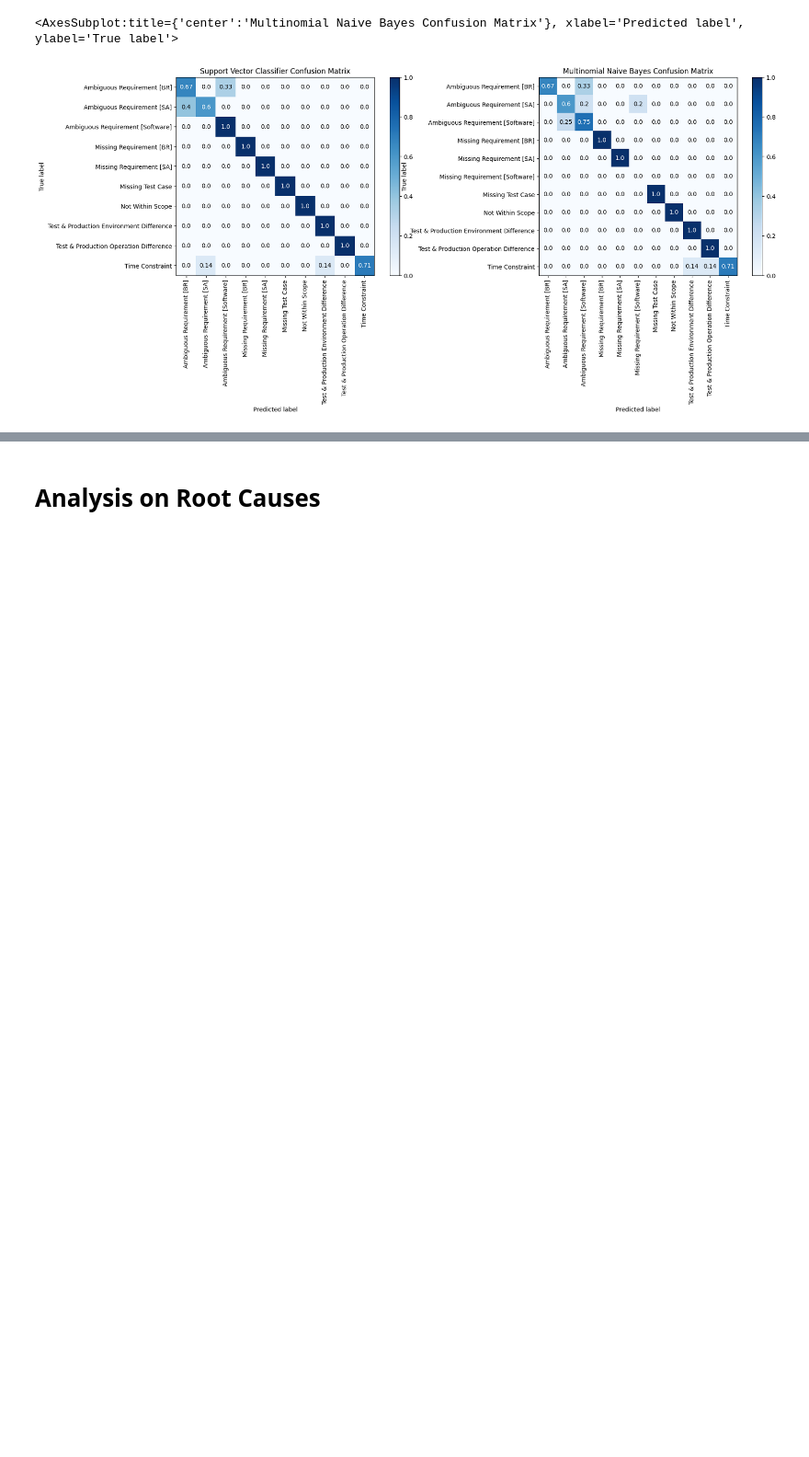
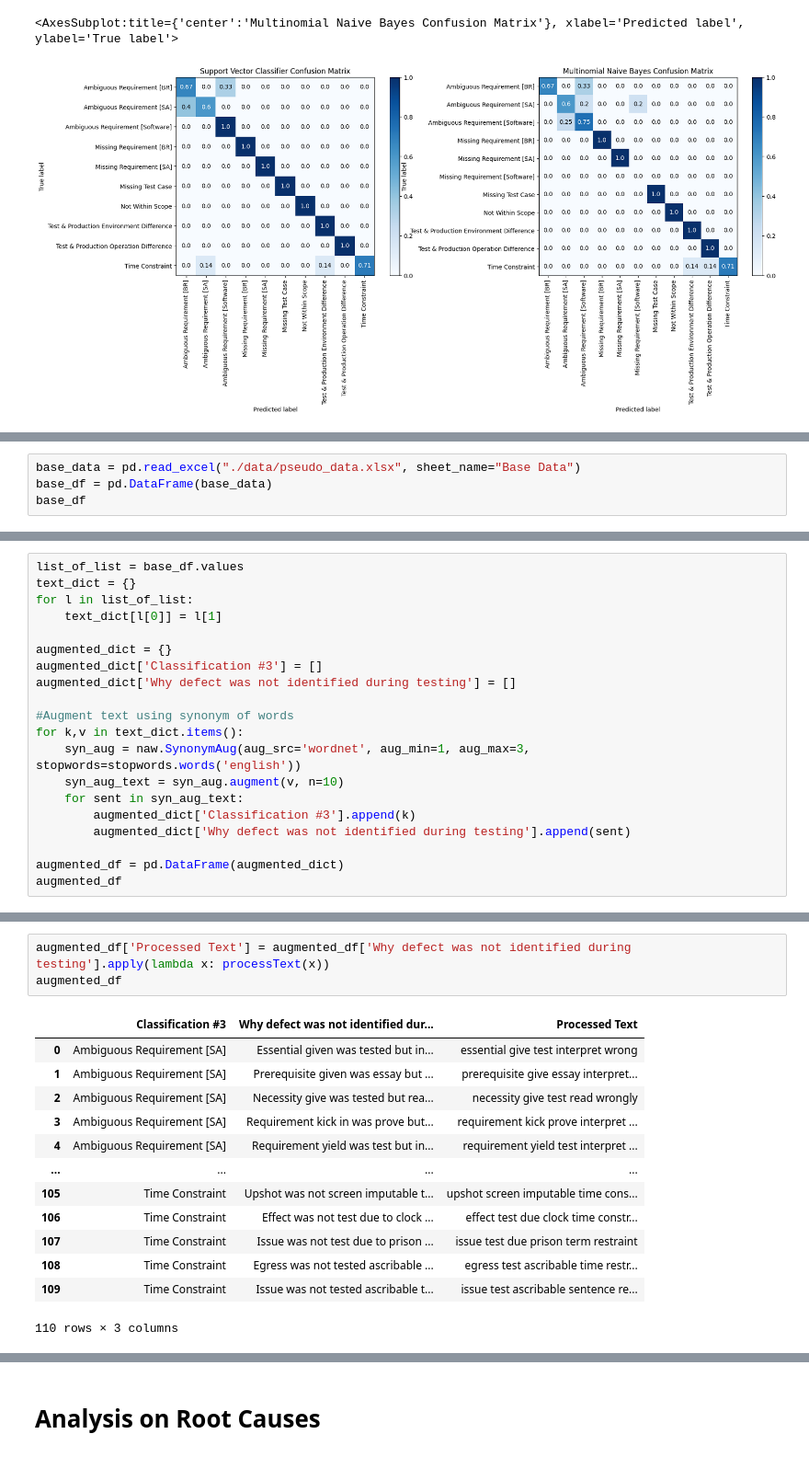
Before and after one commit to malcolmsng/BT4103, a Jupyter notebook: model.ipynb, the cells around one changed output, grey strips where cells are left out. Shown: that part at 92% size. Cells and saved outputs as stored; diff of their text form; blank space fills up the shorter version.

```diff
--- a/model.ipynb
+++ b/model.ipynb
@@ -482,0 +483,4 @@ skplt.metrics.plot_confusion_matrix(y_test, mnb_y_pred, normalize=True, title="M
+# %%
+base_data = pd.read_excel("./data/pseudo_data.xlsx", sheet_name="Base Data")
+base_df = pd.DataFrame(base_data)
+base_df
@@ -482,0 +500,20 @@ skplt.metrics.plot_confusion_matrix(y_test, mnb_y_pred, normalize=True, title="M
+# %%
+list_of_list = base_df.values
+text_dict = {}
+for l in list_of_list:
+    text_dict[l[0]] = l[1]
+
+augmented_dict = {}
+augmented_dict['Classification #3'] = []
+augmented_dict['Why defect was not identified during testing'] = []
+
+#Augment text using synonym of words
+for k,v in text_dict.items():
+    syn_aug = naw.SynonymAug(aug_src='wordnet', aug_min=1, aug_max=3, stopwords=stopwords.words('english'))
+    syn_aug_text = syn_aug.augment(v, n=10)
+    for sent in syn_aug_text:
+        augmented_dict['Classification #3'].append(k)
+        augmented_dict['Why defect was not identified during testing'].append(sent)
+
+augmented_df = pd.DataFrame(augmented_dict)
+augmented_df
@@ -482,0 +534,17 @@ skplt.metrics.plot_confusion_matrix(y_test, mnb_y_pred, normalize=True, title="M
+# %%
+augmented_df['Processed Text'] = augmented_df['Why defect was not identified during testing'].apply(lambda x: processText(x))
+augmented_df
+# %% [output]
+|  | Classification #3 | Why defect was not identified dur... | Processed Text |
+| 0 | Ambiguous Requirement [SA] | Essential given was tested but in... | essential give test interpret wrong |
+| 1 | Ambiguous Requirement [SA] | Prerequisite given was essay but ... | prerequisite give essay interpret... |
+| 2 | Ambiguous Requirement [SA] | Necessity give was tested but rea... | necessity give test read wrongly |
+| 3 | Ambiguous Requirement [SA] | Requirement kick in was prove but... | requirement kick prove interpret ... |
+| 4 | Ambiguous Requirement [SA] | Requirement yield was test but in... | requirement yield test interpret ... |
+| ... | ... | ... | ... |
+| 105 | Time Constraint | Upshot was not screen imputable t... | upshot screen imputable time cons... |
+| 106 | Time Constraint | Effect was not test due to clock ... | effect test due clock time constr... |
+| 107 | Time Constraint | Issue was not test due to prison ... | issue test due prison term restraint |
+| 108 | Time Constraint | Egress was not tested ascribable ... | egress test ascribable time restr... |
+| 109 | Time Constraint | Issue was not tested ascribable t... | issue test ascribable sentence re... |
+110 rows × 3 columns
```
Also changed, not shown: parts of 9 cells of this notebook, 2 other files.
